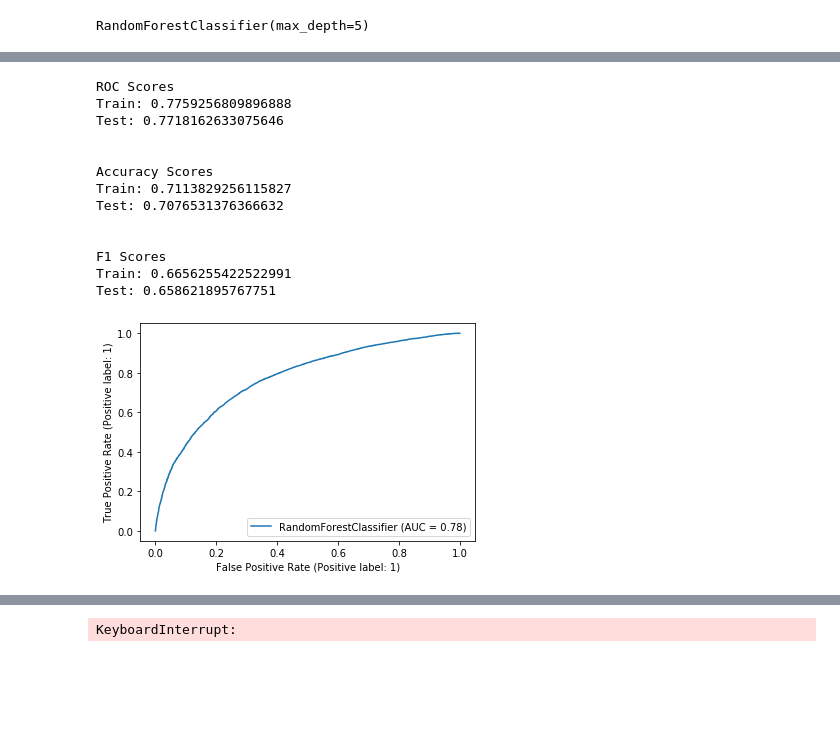
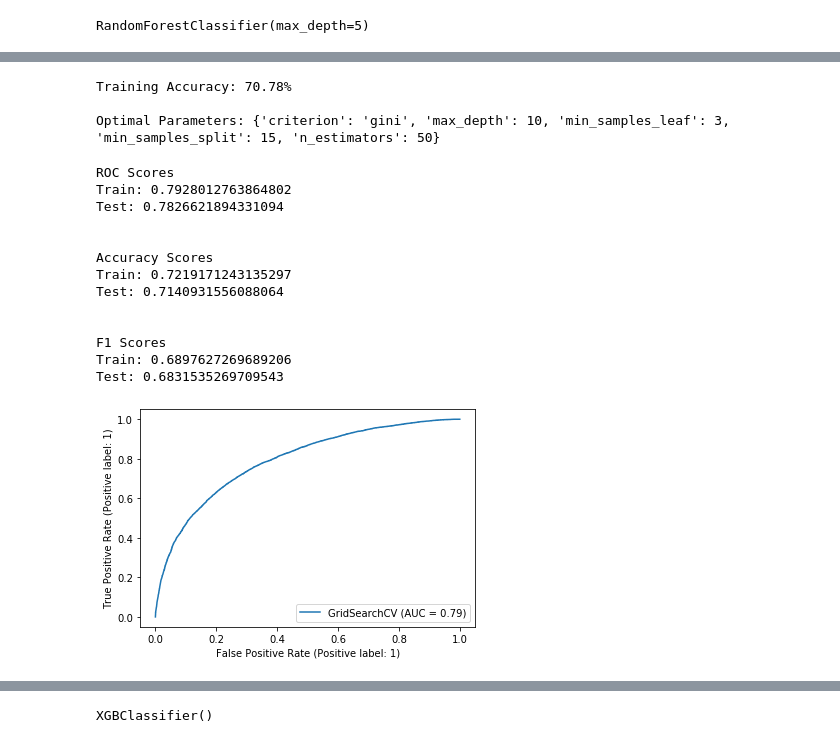
Before and after one commit to lilisbeit/Targeted-Flu-Vaccination-Outreach, a Jupyter notebook: main-notebook.ipynb, the cells around one changed output, grey strips where cells are left out. Drawn from its saved outputs; the diff is of its cells as text; code cells hidden in the pictures; blank space fills up the shorter version.

```diff
--- a/main-notebook.ipynb
+++ b/main-notebook.ipynb
@@ -641,7 +649,7 @@ for c in c_list:
     logreg = LogisticRegression(fit_intercept=False, C=c, solver='liblinear')
     logreg.fit(X_train_nans, y_train)
     print(logreg)
-    ut.score(X_train_nans, X_test_nans, y_train, y_test, logreg)
+    ut.eval_model(X_train_nans, X_test_nans, y_train, y_test, logreg)
     print('\n')
 
 # no change
@@ -674,7 +688,7 @@ for s in solvers:
     logreg.fit(X_train_nans, y_train)
     # score
     print(logreg)
-    ut.score(X_train_nans, X_test_nans, y_train, y_test, logreg)
+    ut.eval_model(X_train_nans, X_test_nans, y_train, y_test, logreg)
     print('\n')
 
     # no change
@@ -919,13 +950,14 @@ order_features(tree.feature_importances_, X_train_nans)
 # %%
 tree_param_grid = {'criterion': ['gini', 'entropy'],
-                 'max_depth': [None, 5, 6, 7],
-                 'min_samples_leaf': [7, 8, 9],
-                 'min_samples_split': [9, 10, 11]}
+                 'max_depth': [None, 4, 6, 8],
+                 'min_samples_leaf': [10, 12, 14],
+                 'min_samples_split': [8, 10, 12],
+                  'max_features': [45, 50, 55]}
 
-tree_grid_search = GridSearchCV(tree, rf_param_grid, cv=3)
+tree_grid_search = GridSearchCV(tree, tree_param_grid, cv=3)
 tree_grid_search.fit(X_train_nans, y_train)
 
-print(f"Training Accuracy: {rf_grid_search.best_score_ :.2%}")
+print(f"Training Accuracy: {tree_grid_search.best_score_ :.2%}")
 print("")
-print(f"Optimal Parameters: {rf_grid_search.best_params_}")
+print(f"Optimal Parameters: {tree_grid_search.best_params_}")
 # %% [output]
@@ -1005,17 +1079,34 @@ RandomForestClassifier(max_depth=5)
+# %%
+rf_param_grid = {'n_estimators': [50, 100, 150],
+                 'criterion': ['gini', 'entropy'],
+                 'max_depth': [6, 10, 14],
+                 'min_samples_leaf': [3, 6, 9],
+                'min_samples_split': [5, 10, 15]}
+
+rf_grid_search = GridSearchCV(forest, rf_param_grid, cv=3)
+rf_grid_search.fit(X_train_nans, y_train)
+
+print(f"Training Accuracy: {rf_grid_search.best_score_ :.2%}")
+print("")
+print(f"Optimal Parameters: {rf_grid_search.best_params_}")
+# %% [output]
+Training Accuracy: 70.78%
+
+Optimal Parameters: {'criterion': 'gini', 'max_depth': 10, 'min_samples_leaf': 3, 'min_samples_split': 15, 'n_estimators': 50}
 # %%
-ut.eval_tree(X_train_nans, X_test_nans, y_train, y_test, forest)
+ut.eval_model(X_train_nans, X_test_nans, y_train, y_test, rf_grid_search)
 # %% [output]
 ROC Scores
-Train: 0.7759256809896888
-Test: 0.7718162633075646
+Train: 0.7928012763864802
+Test: 0.7826621894331094
 
 
 Accuracy Scores
-Train: 0.7113829256115827
-Test: 0.7076531376366632
+Train: 0.7219171243135297
+Test: 0.7140931556088064
 
 
 F1 Scores
-Train: 0.6656255422522991
-Test: 0.658621895767751
+Train: 0.6897627269689206
+Test: 0.6831535269709543
-[figure, old version]
+[figure, new version]
@@ -1023,15 +1114,7 @@ Test: 0.658621895767751
-# %%
-rf_param_grid = {'n_estimators': [10,30,100],
-                 'criterion': ['gini', 'entropy'],
-                 'max_depth': [None, 2, 6, 10],
-                 'min_samples_split': [5, 10],
-                 'min_samples_leaf': [3, 6]}
-
-rf_grid_search = GridSearchCV(forest, rf_param_grid, cv=3)
-rf_grid_search.fit(X_train_nans, y_train)
-
-print(f"Training Accuracy: {rf_grid_search.best_score_ :.2%}")
-print("")
-print(f"Optimal Parameters: {rf_grid_search.best_params_}")
-# %% [output]
-KeyboardInterrupt:
+# %%
+XGB = XGBClassifier()
+
+# Fit XGBClassifier
+XGB.fit(X_train_nans, y_train)
+# %% [output]
+XGBClassifier()
```
Also changed, not shown: parts of 44 cells of this notebook, 1 other file.
